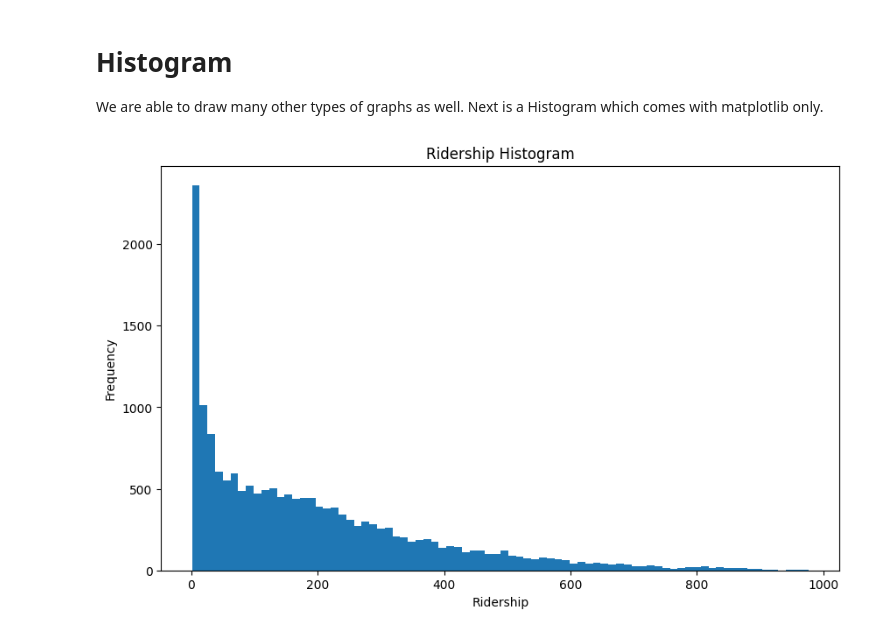
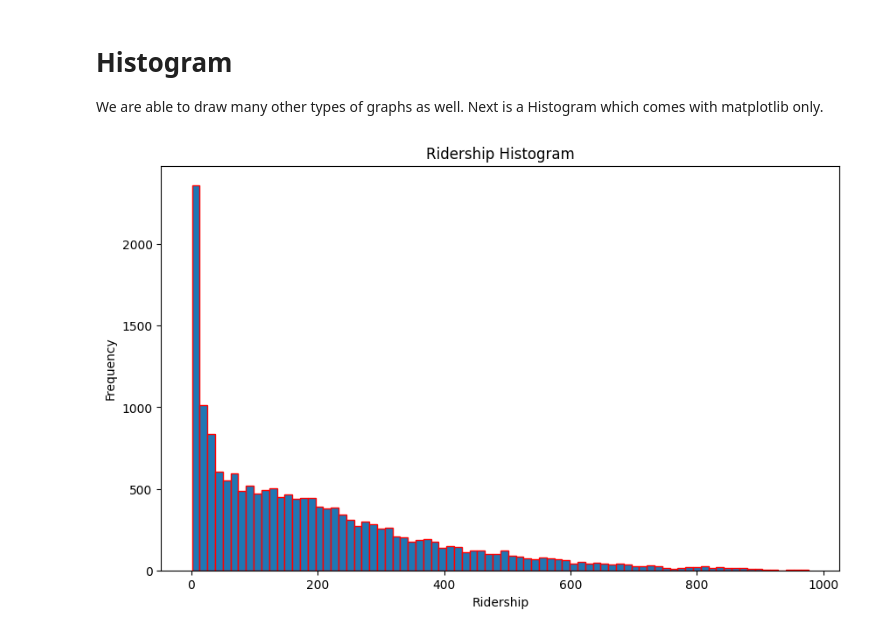
Before and after one commit to gonkikong0/Data-Science-, a Jupyter notebook: Data Analysis.ipynb, the cells around one changed output. Drawn from its saved outputs; the diff is of its cells as text; code cells hidden in the pictures.

Commit message:
histogram

```diff
--- a/Data Analysis.ipynb
+++ b/Data Analysis.ipynb
@@ -282,10 +282,10 @@ Vertical lines extending from top and bottom of each rectangle represent the ful
 We are able to draw many other types of graphs as well. Next is a Histogram which comes with matplotlib only.
 # %%
 fig, ax = plt.subplots(figsize = (10,6))
-ax.hist(hour['count'], bins = 80)
+ax.hist(hour['count'], bins = 80, edgecolor = "red")
 plt.xlabel("Ridership")
 plt.ylabel("Frequency")
 plt.title("Ridership Histogram")
 plt.show()
 # %% [output]
-[figure, old version]
+[figure, new version]
```
Also changed, not shown: parts of 1 cell of this notebook.
